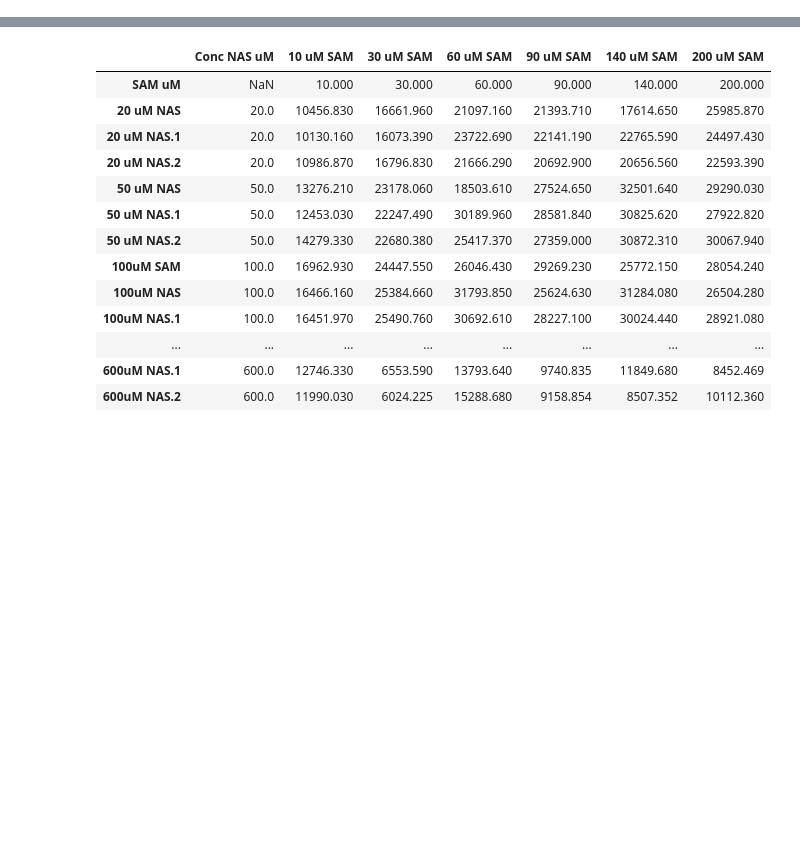
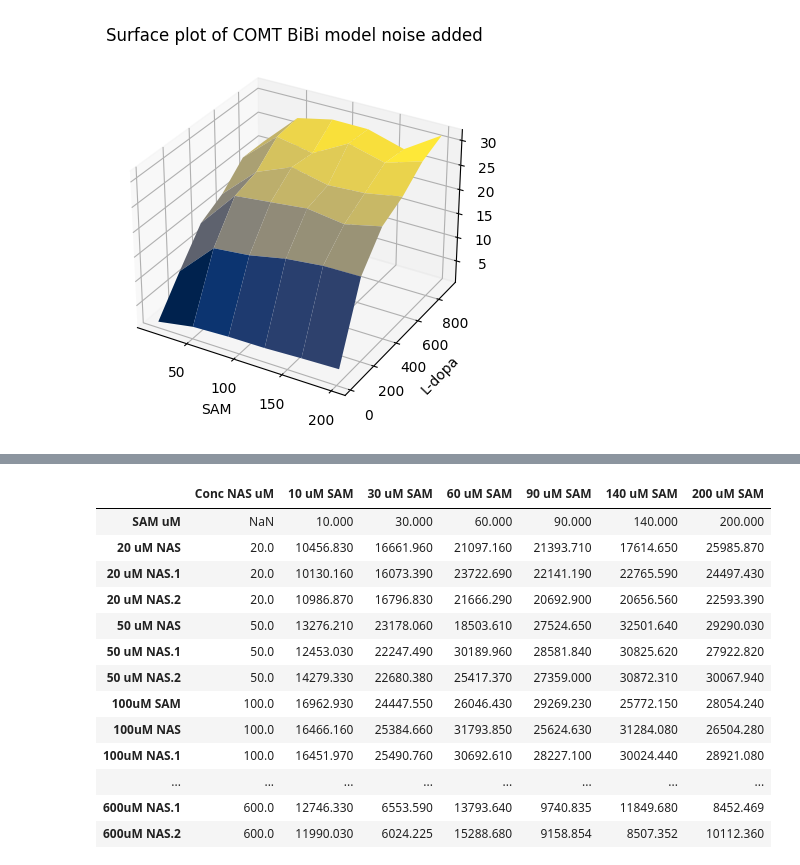
Before and after one commit to Qflow777/BiBi_enzyme_kinetics, a Jupyter notebook: BiBi_seq.ipynb, the cells around one changed output, grey strips where cells are left out. Saved outputs shown, nothing was run; the diff lists cells and outputs as text; code cells hidden in the pictures; blank space fills up the shorter version.

```diff
--- a/BiBi_seq.ipynb
+++ b/BiBi_seq.ipynb
@@ -201,26 +207,28 @@ plt.show()
 # %%
 # Plot data with noise
 
 # Create a 3D axes
 fig = plt.figure()
 ax = plt.axes(projection='3d')
 
 X,Y = np.meshgrid(x_SAM, x_NAS)
 
 Z = BiBi_mesh(X,Y,  Vmax, Ks_A, K_AB)
 
 noise = np.random.normal(0, 0.05*Z, (len(Z),len(Z)))
 
 
 Z = Z + noise
 
 # Plot the surface plot
 ax.plot_surface(X, Y, Z, cmap=plt.cm.cividis)
 ax.set_xlabel('SAM')
-ax.set_ylabel('NAS')
+ax.set_ylabel('L-dopa')
 ax.set_zlabel('v')
-plt.title('Surface plot of ASMT BiBi model noise added')
+plt.title('Surface plot of COMT BiBi model noise added')
 plt.show()
+# %% [output]
+[figure, added]
 # %%
 # Plot velocities from curve_fit determined parameters
 
```
Also changed, not shown: parts of 13 cells of this notebook.
